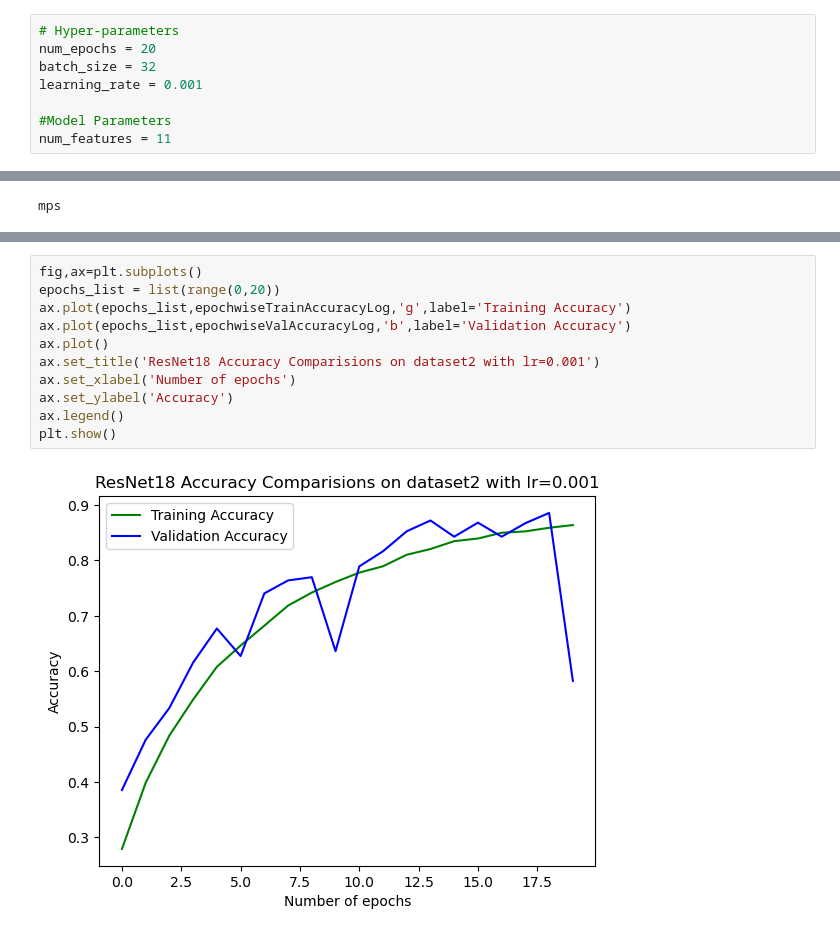
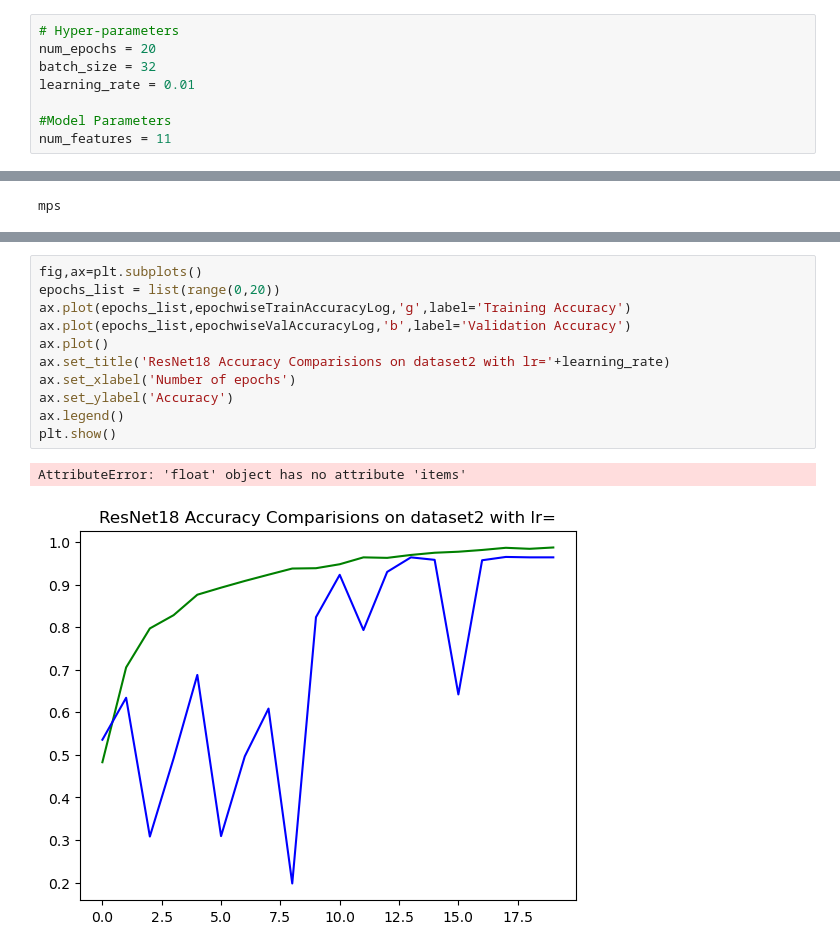
Before and after one commit to lakshyakalia/COMP6721-GroupE, a Jupyter notebook: ResNet18_Dataset2_MPS.ipynb, the cells around one changed output, grey strips where cells are left out. Saved outputs shown, nothing was run; the diff lists cells and outputs as text.

```diff
--- a/ResNet18_Dataset2_MPS.ipynb
+++ b/ResNet18_Dataset2_MPS.ipynb
@@ -28,7 +28,7 @@ device = "mps" if torch.backends.mps.is_available() else "cpu"
 # Hyper-parameters
 num_epochs = 20
 batch_size = 32
-learning_rate = 0.001
+learning_rate = 0.01
 
 #Model Parameters
 num_features = 11
@@ -312,16 +312,17 @@ Training Finished!
 # %%
 fig,ax=plt.subplots()
 epochs_list = list(range(0,20))
 ax.plot(epochs_list,epochwiseTrainAccuracyLog,'g',label='Training Accuracy')
 ax.plot(epochs_list,epochwiseValAccuracyLog,'b',label='Validation Accuracy')
 ax.plot()
-ax.set_title('ResNet18 Accuracy Comparisions on dataset2 with lr=0.001')
+ax.set_title('ResNet18 Accuracy Comparisions on dataset2 with lr='+learning_rate)
 ax.set_xlabel('Number of epochs')
 ax.set_ylabel('Accuracy')
 ax.legend()
 plt.show()
 # %% [output]
+AttributeError: 'float' object has no attribute 'items'
-[figure, old version]
+[figure, new version]
 # %%
 fig,ax=plt.subplots()
 ax.plot(epochs_list,epochwiseTrainLossLog,'g',label='Training Loss')
```
Also changed, not shown: parts of 3 cells of this notebook.
